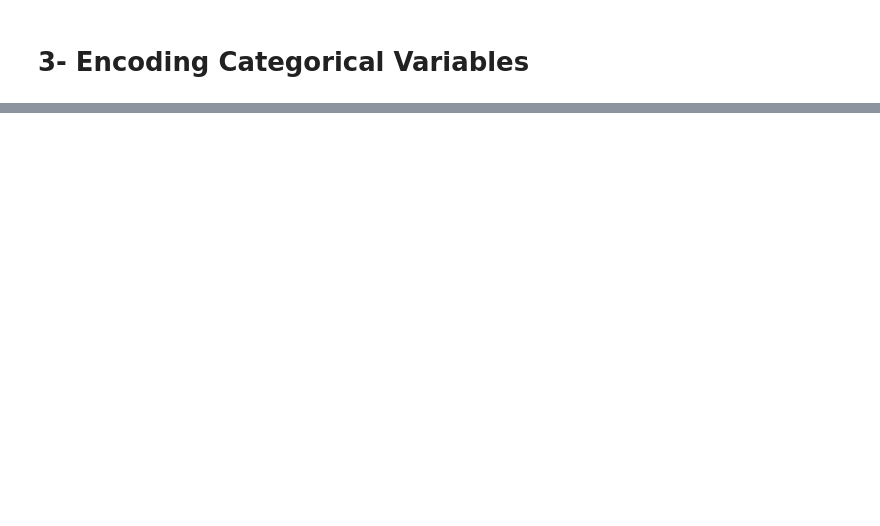
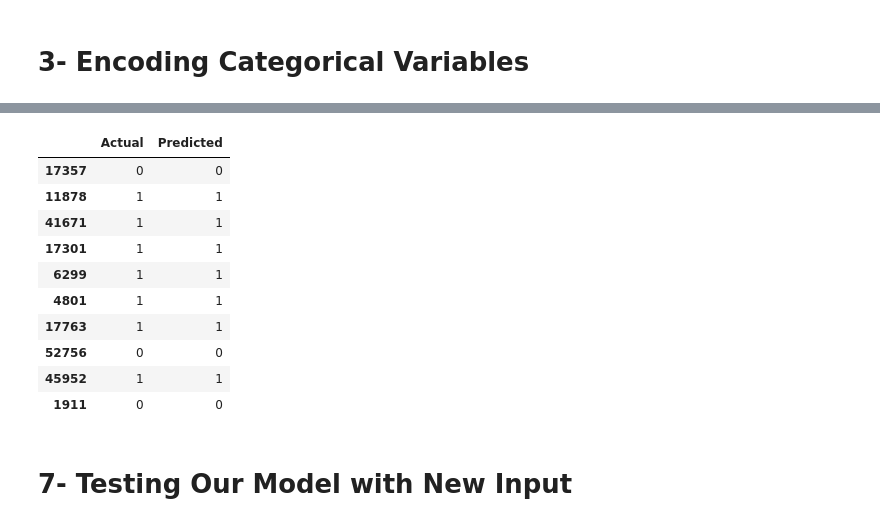
Before and after one commit to Prabh10p/customer-credit-risk-optimization, a Jupyter notebook: src/notebook/Jupyter Notebooks/Model_training.ipynb, the cells around one changed output, grey strips where cells are left out. Saved outputs shown, nothing was run; the diff lists cells and outputs as text; code cells hidden in the pictures; blank space fills up the shorter version.

```diff
--- a/src/notebook/Jupyter Notebooks/Model_training.ipynb
+++ b/src/notebook/Jupyter Notebooks/Model_training.ipynb
@@ -136,12 +217,0 @@ params = {
-# %%
-from sklearn.model_selection import GridSearchCV
-
-best_models = {}
-
-for name, model in models.items():
-    print(f"\n Running GridSearchCV for: {name}")
-    grid = GridSearchCV(estimator=model, param_grid=params[name], cv=2, scoring='accuracy', n_jobs=-1)
-    grid.fit(X_train, y_train)
-    best_models[name] = grid.best_estimator_
-    print(f"✅ Best Score: {grid.best_score_:.4f}")
-    print(f"✅ Best Params: {grid.best_params_}")
@@ -193,12 +217,0 @@ best_rf  = best_models["RandomForestClassifier"]
-# %%
-from imblearn.pipeline import Pipeline
-from imblearn.over_sampling import SMOTE
-from sklearn.ensemble import RandomForestClassifier
-
-pipeline = Pipeline([
-    ('smote', SMOTE(random_state=42)),
-    ('clf', RandomForestClassifier(max_depth=50, n_estimators=200))
-])
-
-pipeline.fit(X_train, y_train)
-y_pred = pipeline.predict(X_test)
@@ -225,0 +294,17 @@ confusion_matrix:[[6853 1121]
+# %%
+comparing_prediction = pd.DataFrame({"Actual":y_test,"Predicted":y_pred})
+comparing_prediction.sample(10)
+# %% [output]
+|  | Actual | Predicted |
+| 17357 | 0 | 0 |
+| 11878 | 1 | 1 |
+| 41671 | 1 | 1 |
+| 17301 | 1 | 1 |
+| 6299 | 1 | 1 |
+| 4801 | 1 | 1 |
+| 17763 | 1 | 1 |
+| 52756 | 0 | 0 |
+| 45952 | 1 | 1 |
+| 1911 | 0 | 0 |
+# %% [markdown]
+# 7- Testing Our Model with New Input
```
Also changed, not shown: parts of 28 cells of this notebook, 7 other files.
